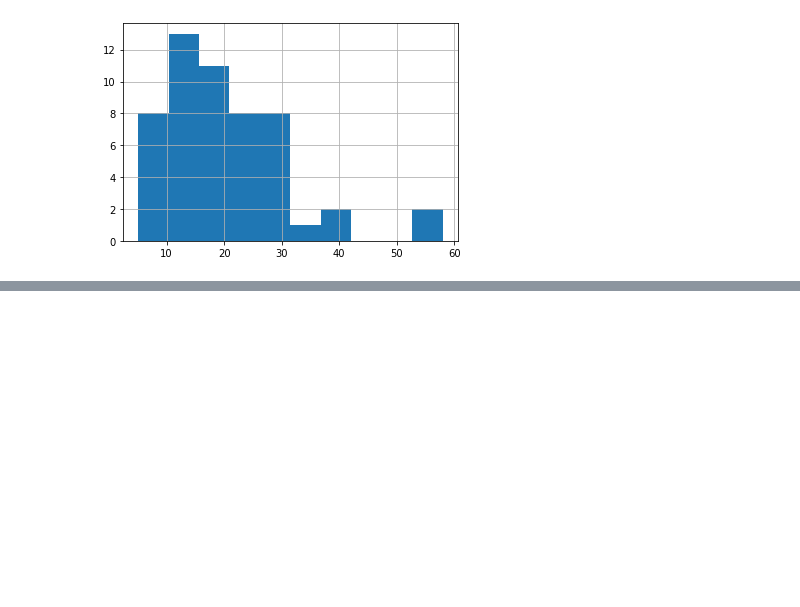
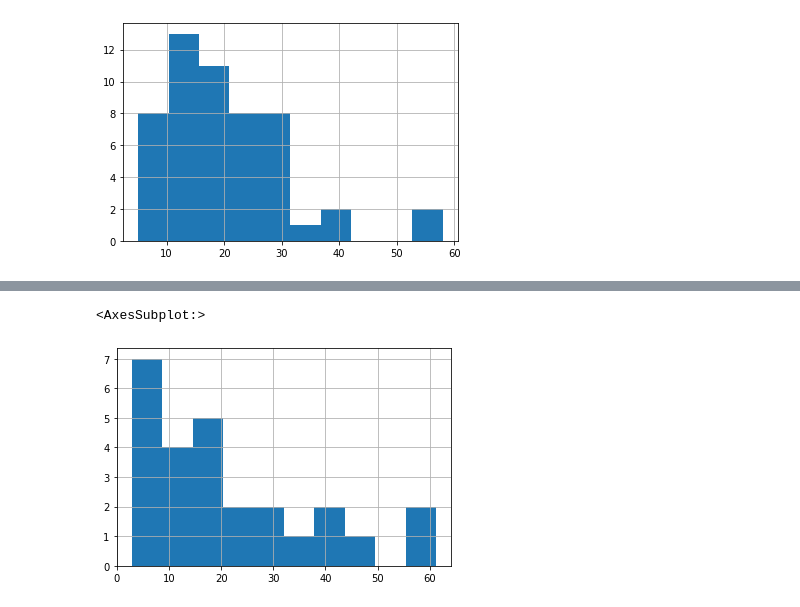
Before and after one commit to araujo-hilquias/ds_challenge, a Jupyter notebook: solution.ipynb, the cells around one changed output, grey strips where cells are left out. Cells and saved outputs as stored; diff of their text form; code cells hidden in the pictures; blank space fills up the shorter version.

```diff
--- a/solution.ipynb
+++ b/solution.ipynb
@@ -329,0 +354,8 @@ We see that there are cities with almost 60% of flight delay rate. It may be an
+# %%
+aux_df = pd.DataFrame(index=df['airline_code_i'].unique(), columns=['flight_frequency', 'delay_number', 'delay_rate'])
+aux_df['flight_frequency'] = df[['airline_code_i', 'atraso_15']].groupby('airline_code_i').count()
+aux_df['delay_number'] = df[['airline_code_i', 'atraso_15']].groupby('airline_code_i').sum()
+aux_df['delay_rate'] =  100 * (aux_df['delay_number'] / aux_df['flight_frequency'])
+aux_df = aux_df.sort_values(by='delay_rate', ascending=False)
+aux_df = aux_df.loc[aux_df['flight_frequency'] > 30, :]
+aux_df
@@ -329,0 +380,5 @@ We see that there are cities with almost 60% of flight delay rate. It may be an
+# %%
+aux_df['delay_rate'].hist()
+# %% [output]
+<AxesSubplot:>
+[figure, added]
```
Also changed, not shown: parts of 46 cells of this notebook, 1 other file.
